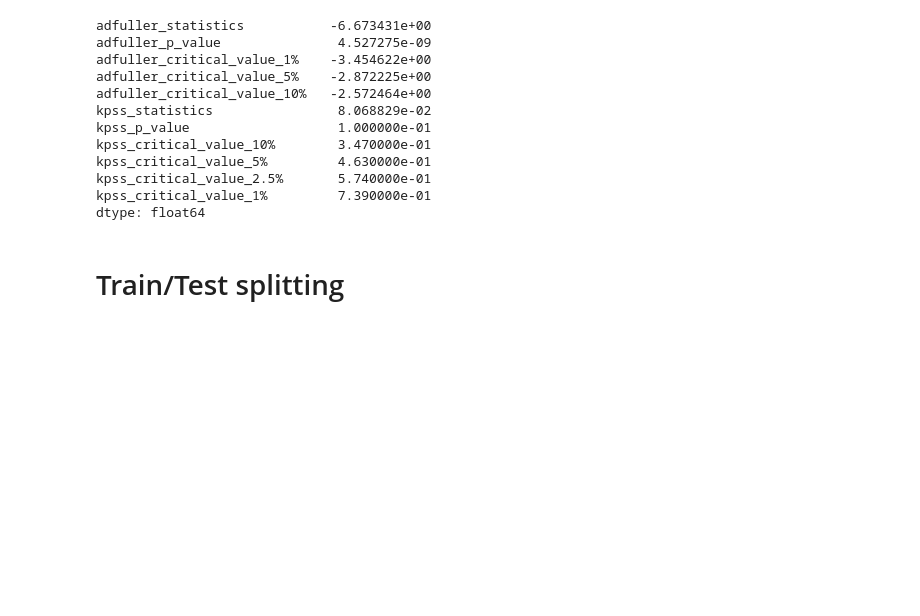
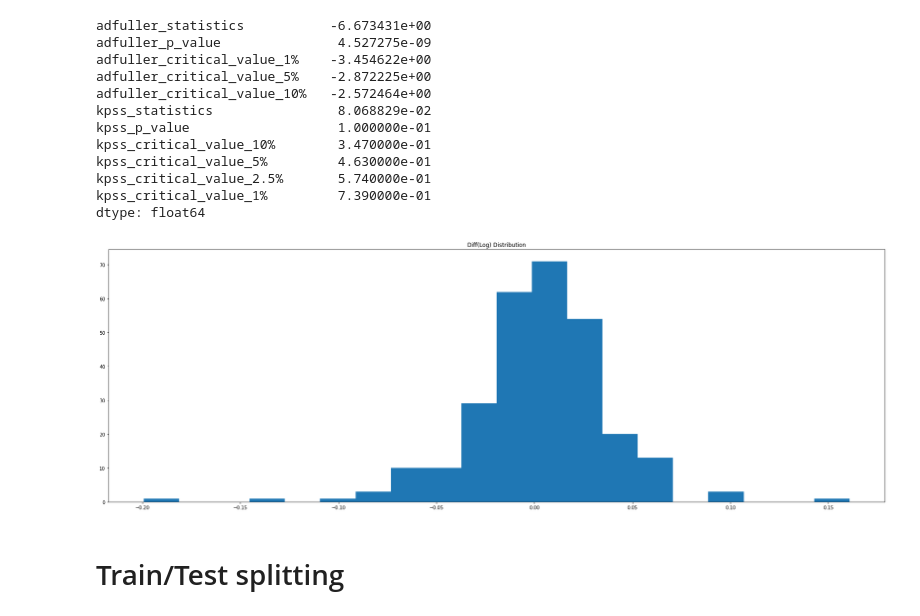
Before and after one commit to VSydorskyy/iasa_master_forecasting, a Jupyter notebook: practical_task/1_observation_basic_models.ipynb, the cells around one changed output. Drawn from its saved outputs; the diff is of its cells as text; code cells hidden in the pictures; blank space fills up the shorter version.

```diff
--- a/practical_task/1_observation_basic_models.ipynb
+++ b/practical_task/1_observation_basic_models.ipynb
@@ -119,6 +122,12 @@ kpss_critical_value_5%         4.630000e-01
 kpss_critical_value_2.5%       5.740000e-01
 kpss_critical_value_1%         7.390000e-01
 dtype: float64
+# %%
+plt.title('Diff(Log) Distribution')
+plt.hist(processed_closed, bins=20)
+plt.show()
+# %% [output]
+[figure, added]
 # %% [markdown]
 # Train/Test splitting
 # %%
```
Also changed, not shown: parts of 2 cells of this notebook, 2 other files.
